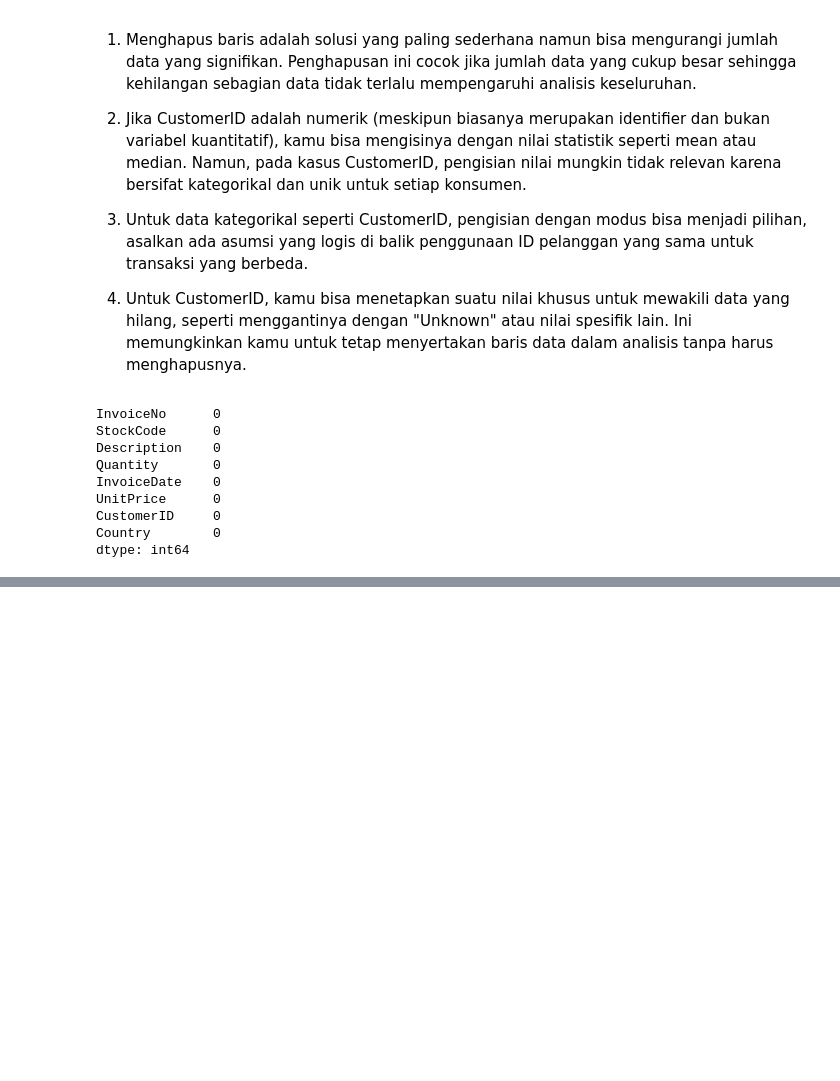
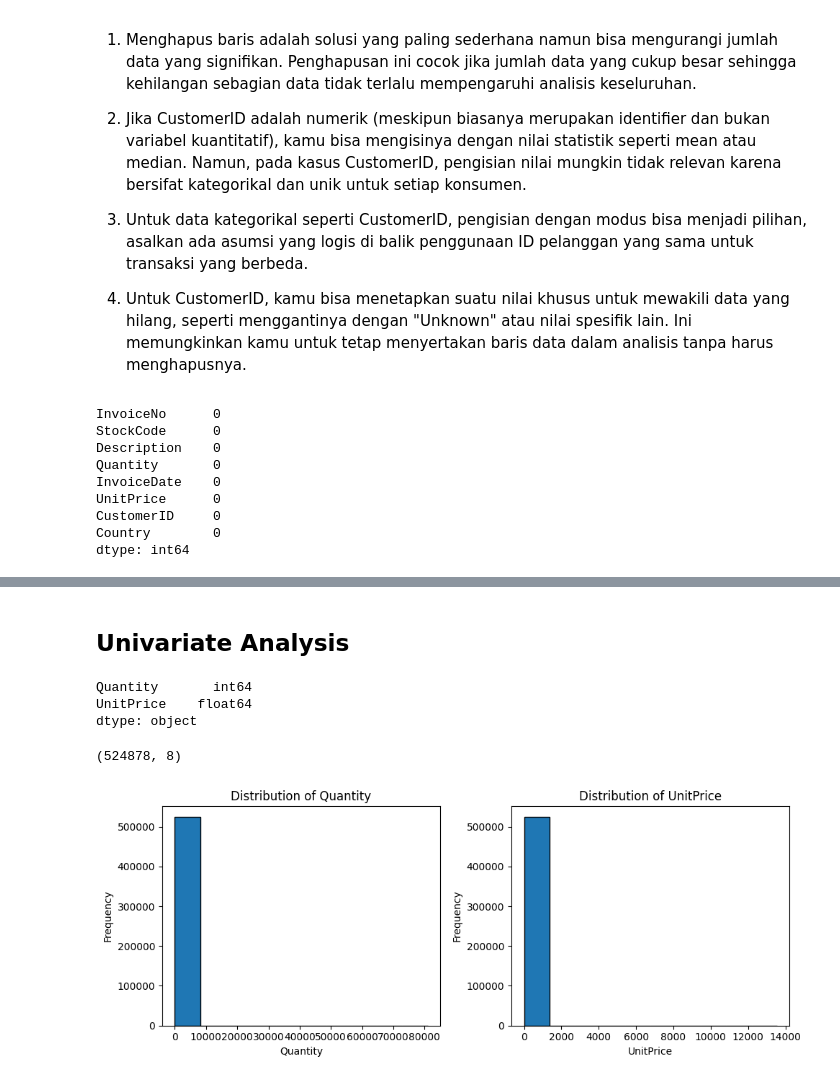
Before and after one commit to sandys-ss/cohort-analysis, a Jupyter notebook: cohort.ipynb, the cells around one changed output, grey strips where cells are left out. Drawn from its saved outputs; the diff is of its cells as text; code cells hidden in the pictures; blank space fills up the shorter version.

```diff
--- a/cohort.ipynb
+++ b/cohort.ipynb
@@ -126,0 +187,6 @@ dtype: int64
+# %%
+# Filter data untuk memilih baris di mana Quantity > 0 dan UnitPrice > 0
+retail_df = retail[(retail['Quantity'] > 0) & (retail['UnitPrice'] > 0)]
+
+# Menampilkan deskripsi statistik dari DataFrame yang telah difilter
+retail_df.describe()
@@ -126,0 +203,29 @@ dtype: int64
+# %% [markdown]
+## Univariate Analysis
+# %%
+# Numerical datatypes
+retail_df.select_dtypes(include=['int64','float64','Int64']).dtypes
+# %% [output]
+Quantity       int64
+UnitPrice    float64
+dtype: object
+# %%
+retail_df.shape
+# %% [output]
+(524878, 8)
+# %%
+columns = ['Quantity', 'UnitPrice']
+
+fig, axs = plt.subplots(1, len(columns), figsize=(10, 4))
+
+for i, col in enumerate(columns):
+    # Histogram
+    axs[i].hist(retail_df[col], edgecolor='black')  # Menggunakan axs[i] bukan axs[0, i]
+    axs[i].set_title(f'Distribution of {col}')
+    axs[i].set_xlabel(col)
+    axs[i].set_ylabel('Frequency')
+
+plt.tight_layout()
+plt.show()
+# %% [output]
+[figure, added]
```
Also changed, not shown: parts of 10 cells of this notebook.
